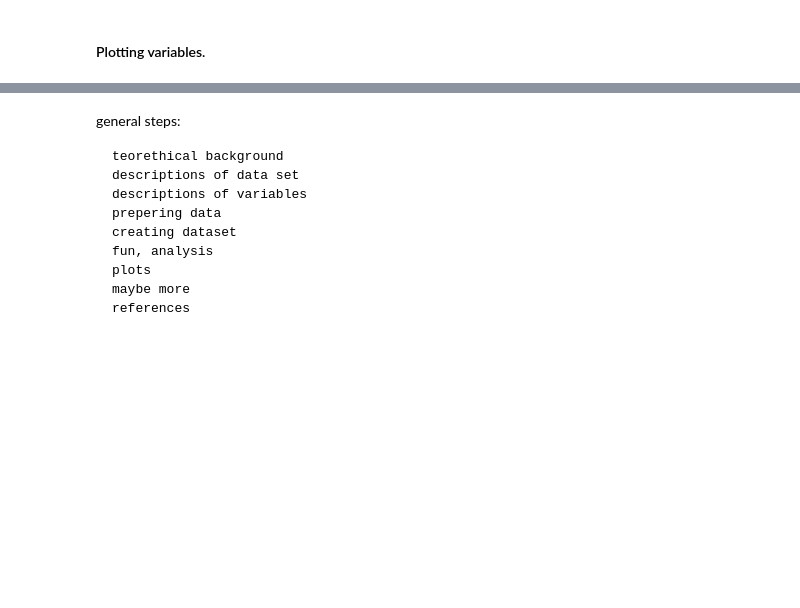
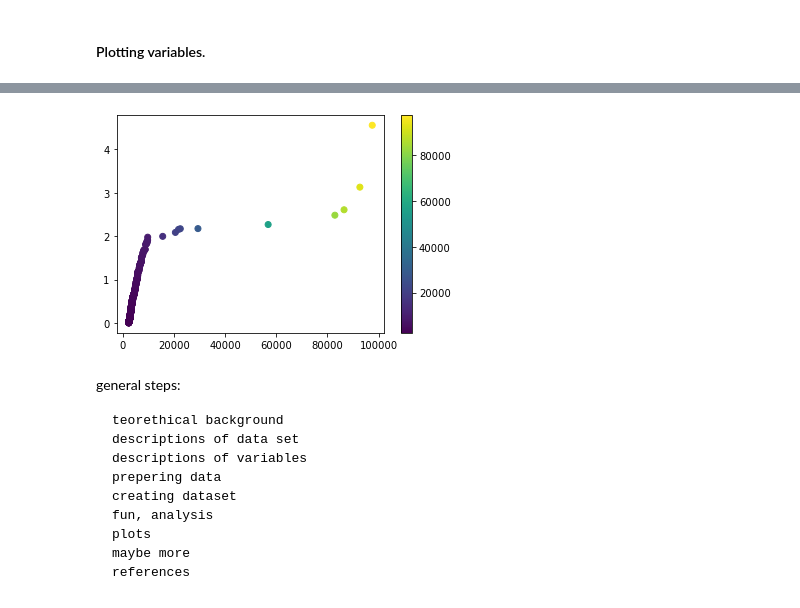
Before and after one commit to DracoNibilis/Stars_Project, a Jupyter notebook: stars_project.ipynb, the cells around one changed output, grey strips where cells are left out. Saved outputs shown, nothing was run; the diff lists cells and outputs as text; code cells hidden in the pictures; blank space fills up the shorter version.

```diff
--- a/stars_project.ipynb
+++ b/stars_project.ipynb
@@ -494,3 +505,10 @@ plt.show()
+# %%
+# Plotting temperature and radius.
+plt.scatter(df["Temperature"], df["Luminosity"], c=colors)
+plt.colorbar()
+plt.show()
+# %% [output]
+[figure, added]
 # %% [markdown]
 general steps:
 
```
Also changed, not shown: parts of 8 cells of this notebook.
